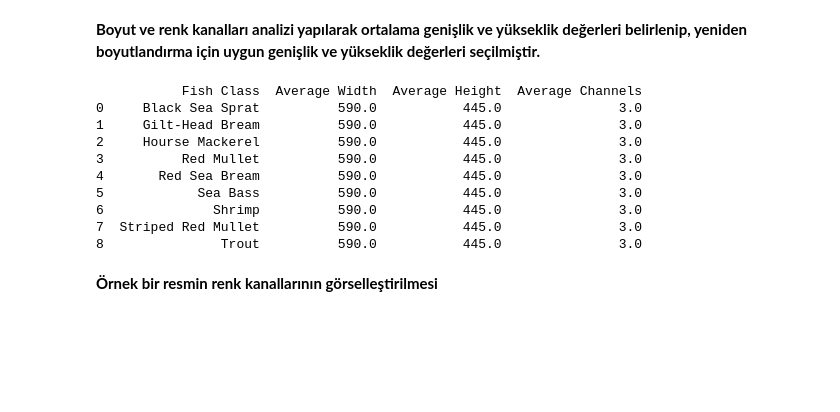
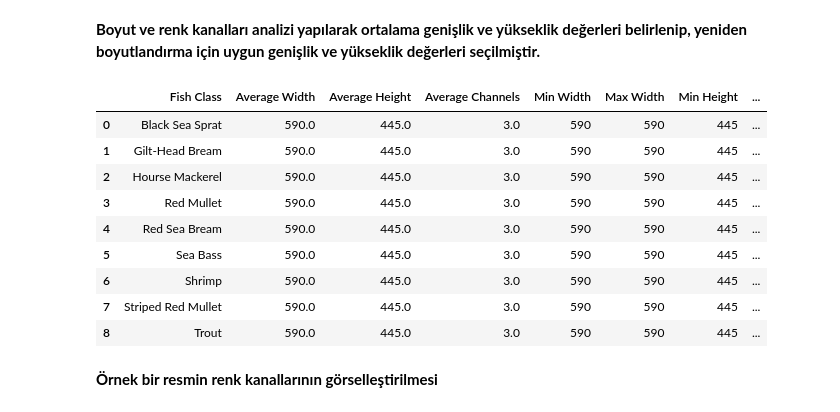
Before and after one commit to kanitvural/fish_classification_akbank, a Jupyter notebook: fish-classification-akbank.ipynb, the cells around one changed output. Saved outputs shown, nothing was run; the diff lists cells and outputs as text; code cells hidden in the pictures; blank space fills up the shorter version.

Commit message:
Kaggle Notebook | fish_classification_akbank | Version 12

```diff
--- a/fish-classification-akbank.ipynb
+++ b/fish-classification-akbank.ipynb
@@ -284,30 +286,37 @@ def compute_image_statistics_from_df(df: pd.DataFrame) -> pd.DataFrame:
             avg_width = np.mean(widths)
             avg_height = np.mean(heights)
             avg_channels = np.mean(channel_counts)
+            min_width = np.min(widths)
+            max_width = np.max(widths)
+            min_height = np.min(height)
+            max_height = np.max(height)
 
             stats.append({
                 'Fish Class': label,
                 'Average Width': avg_width,
                 'Average Height': avg_height,
-                'Average Channels': avg_channels
+                'Average Channels': avg_channels,
+                'Min Width': min_width,
+                'Max Width' : max_width,
+                'Min Height' : min_height,
+                'Max Height' : max_height
             })
 
     return pd.DataFrame(stats)
 # %%
-
 df_statistics = compute_image_statistics_from_df(df)
-print(df_statistics)
+df_statistics
 # %% [output]
-           Fish Class  Average Width  Average Height  Average Channels
-0     Black Sea Sprat          590.0           445.0               3.0
-1     Gilt-Head Bream          590.0           445.0               3.0
-2     Hourse Mackerel          590.0           445.0               3.0
-3          Red Mullet          590.0           445.0               3.0
-4       Red Sea Bream          590.0           445.0               3.0
-5            Sea Bass          590.0           445.0               3.0
-6              Shrimp          590.0           445.0               3.0
-7  Striped Red Mullet          590.0           445.0               3.0
-8               Trout          590.0           445.0               3.0
+|  | Fish Class | Average Width | Average Height | Average Channels | Min Width | Max Width | Min Height | ... |
+| 0 | Black Sea Sprat | 590.0 | 445.0 | 3.0 | 590 | 590 | 445 | ... |
+| 1 | Gilt-Head Bream | 590.0 | 445.0 | 3.0 | 590 | 590 | 445 | ... |
+| 2 | Hourse Mackerel | 590.0 | 445.0 | 3.0 | 590 | 590 | 445 | ... |
+| 3 | Red Mullet | 590.0 | 445.0 | 3.0 | 590 | 590 | 445 | ... |
+| 4 | Red Sea Bream | 590.0 | 445.0 | 3.0 | 590 | 590 | 445 | ... |
+| 5 | Sea Bass | 590.0 | 445.0 | 3.0 | 590 | 590 | 445 | ... |
+| 6 | Shrimp | 590.0 | 445.0 | 3.0 | 590 | 590 | 445 | ... |
+| 7 | Striped Red Mullet | 590.0 | 445.0 | 3.0 | 590 | 590 | 445 | ... |
+| 8 | Trout | 590.0 | 445.0 | 3.0 | 590 | 590 | 445 | ... |
 # %%
 def display_rgb_channels(image_path: str) -> None:
     """
```
Also changed, not shown: parts of 18 cells of this notebook.
